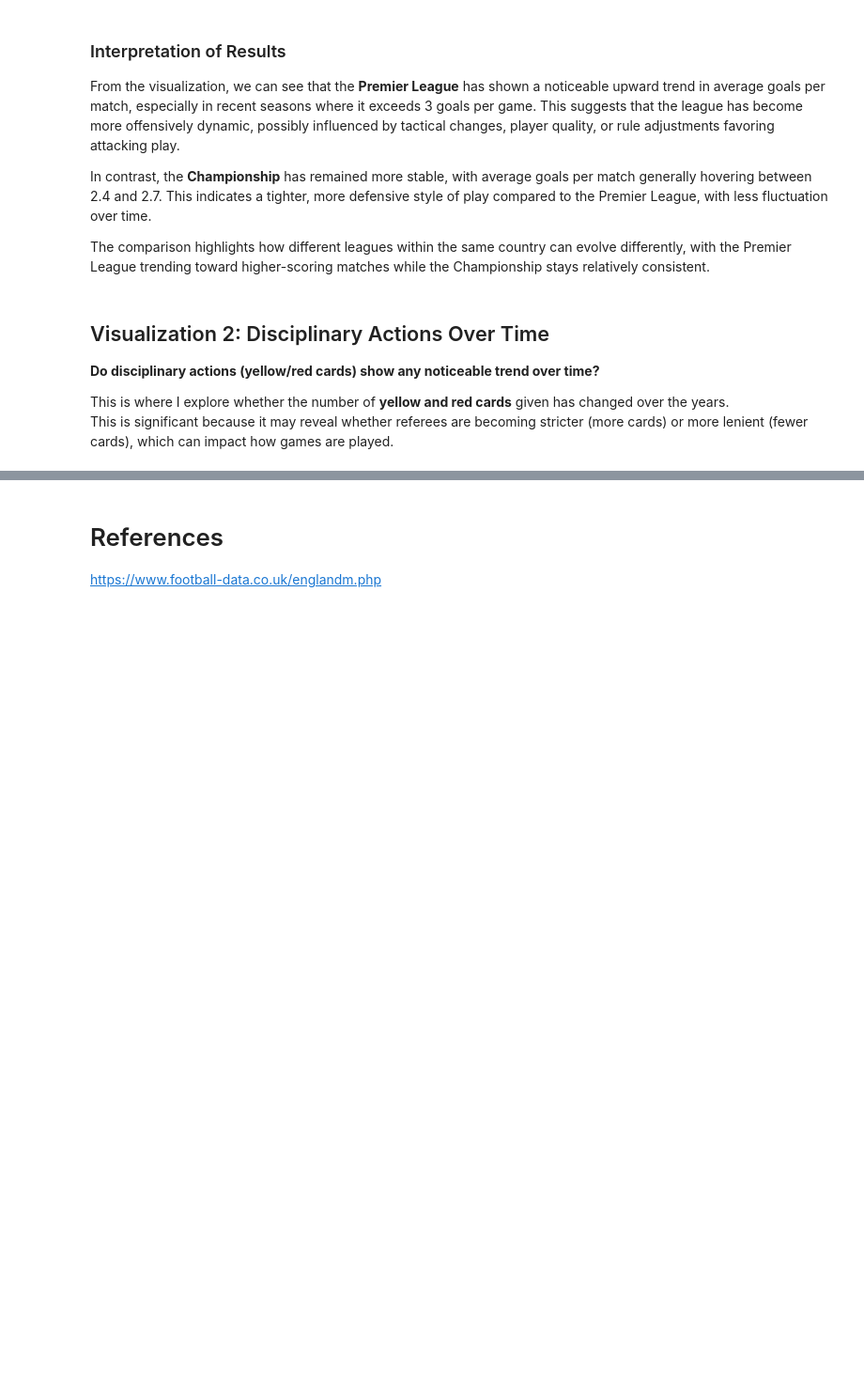
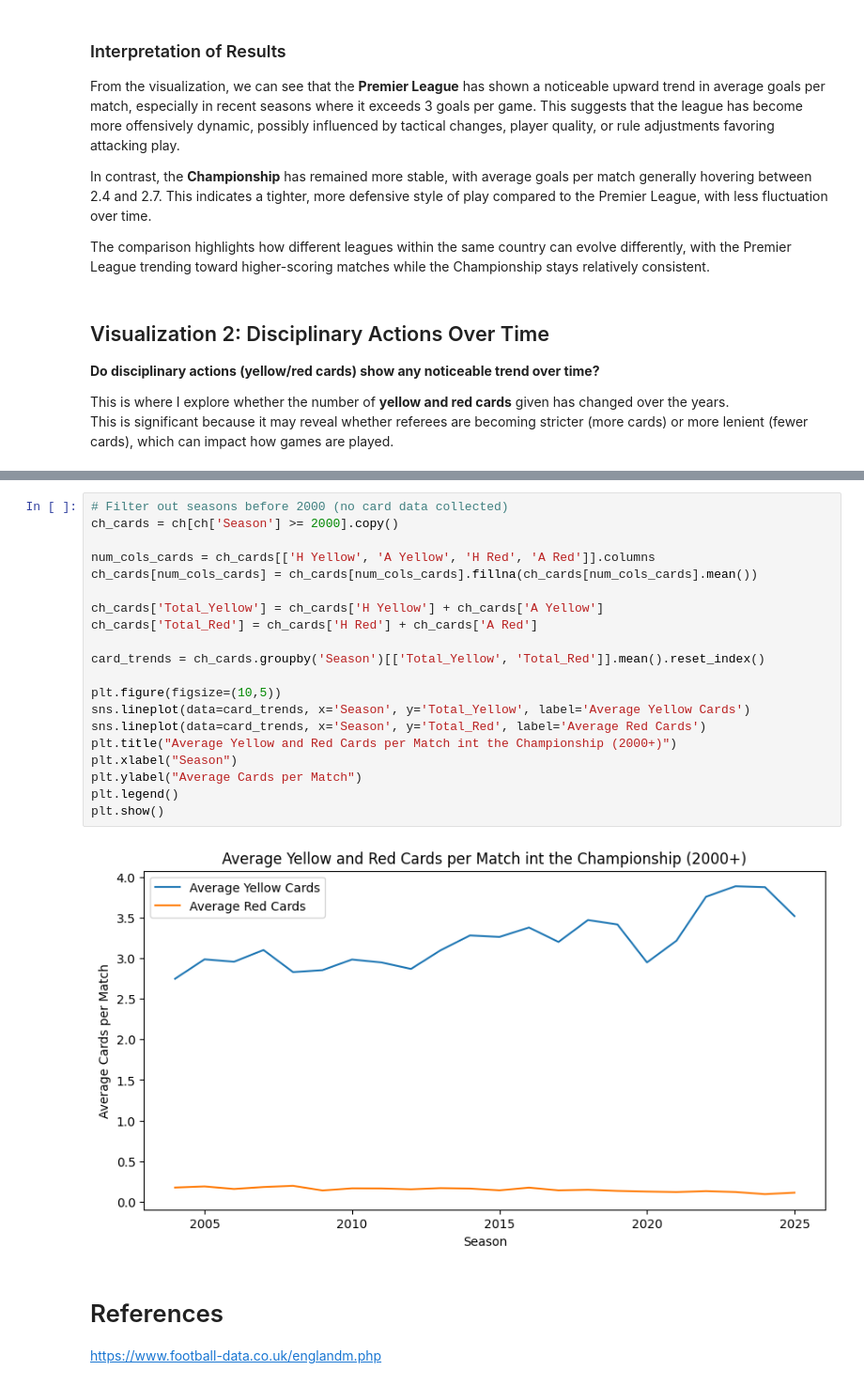
Before and after one commit to kotharisoumil/Premier-League-and-Championship-Analysis, a Jupyter notebook: Premier League and Championship Analysis.ipynb, the cells around one changed output, grey strips where cells are left out. Shown at 94% size. Saved outputs shown, nothing was run; the diff lists cells and outputs as text; blank space fills up the shorter version.

```diff
--- a/Premier League and Championship Analysis.ipynb
+++ b/Premier League and Championship Analysis.ipynb
@@ -204,3 +204,25 @@ plt.show()
+# %%
+# Filter out seasons before 2000 (no card data collected)
+ch_cards = ch[ch['Season'] >= 2000].copy()
+
+num_cols_cards = ch_cards[['H Yellow', 'A Yellow', 'H Red', 'A Red']].columns
+ch_cards[num_cols_cards] = ch_cards[num_cols_cards].fillna(ch_cards[num_cols_cards].mean())
+
+ch_cards['Total_Yellow'] = ch_cards['H Yellow'] + ch_cards['A Yellow']
+ch_cards['Total_Red'] = ch_cards['H Red'] + ch_cards['A Red']
+
+card_trends = ch_cards.groupby('Season')[['Total_Yellow', 'Total_Red']].mean().reset_index()
+
+plt.figure(figsize=(10,5))
+sns.lineplot(data=card_trends, x='Season', y='Total_Yellow', label='Average Yellow Cards')
+sns.lineplot(data=card_trends, x='Season', y='Total_Red', label='Average Red Cards')
+plt.title("Average Yellow and Red Cards per Match int the Championship (2000+)")
+plt.xlabel("Season")
+plt.ylabel("Average Cards per Match")
+plt.legend()
+plt.show()
+# %% [output]
+[figure, added]
 # %% [markdown]
 # References
 
```
Also changed, not shown: parts of 2 cells of this notebook.
